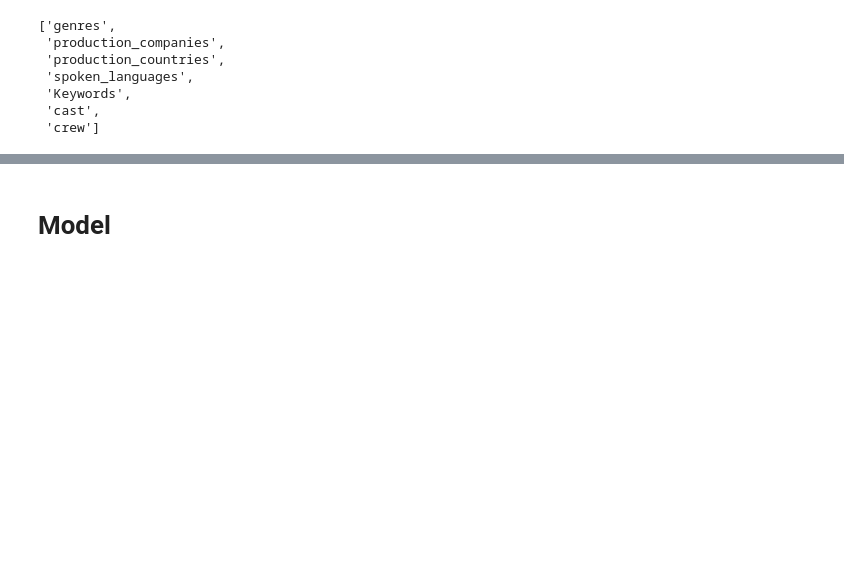
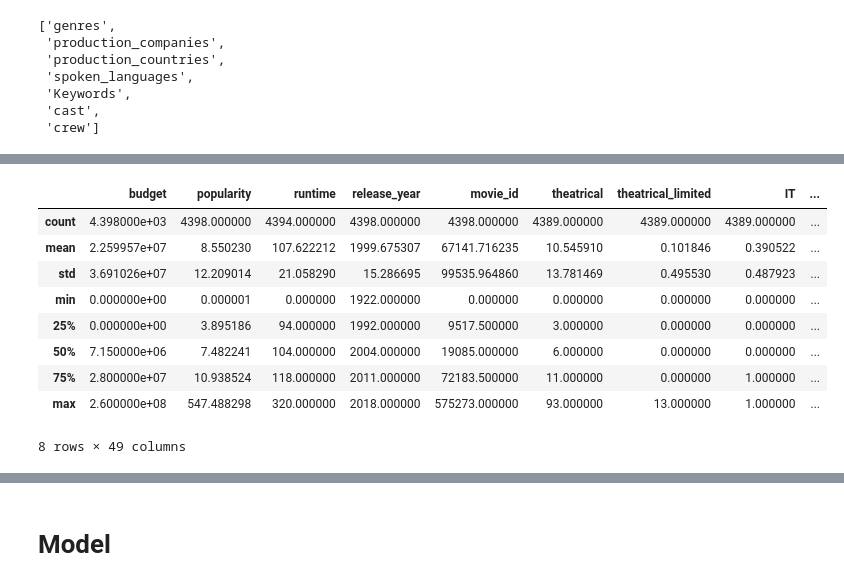
Before and after one commit to faltisco/Predict_Revenue, a Jupyter notebook: TMDB Prediction.ipynb, the cells around one changed output, grey strips where cells are left out. Drawn from its saved outputs; the diff is of its cells as text; code cells hidden in the pictures; blank space fills up the shorter version.

```diff
--- a/TMDB Prediction.ipynb
+++ b/TMDB Prediction.ipynb
@@ -651,0 +727,15 @@ crew size : 0 -> 0
+# %%
+#Note-the above two digit country code can be decoded here: https://en.wikipedia.org/wiki/ISO_3166-1_alpha-2
+#W
+test.describe()
+# %% [output]
+|  | budget | popularity | runtime | release_year | movie_id | theatrical | theatrical_limited | IT | ... |
+| count | 4.398000e+03 | 4398.000000 | 4394.000000 | 4398.000000 | 4398.000000 | 4389.000000 | 4389.000000 | 4389.000000 | ... |
+| mean | 2.259957e+07 | 8.550230 | 107.622212 | 1999.675307 | 67141.716235 | 10.545910 | 0.101846 | 0.390522 | ... |
+| std | 3.691026e+07 | 12.209014 | 21.058290 | 15.286695 | 99535.964860 | 13.781469 | 0.495530 | 0.487923 | ... |
+| min | 0.000000e+00 | 0.000001 | 0.000000 | 1922.000000 | 0.000000 | 0.000000 | 0.000000 | 0.000000 | ... |
+| 25% | 0.000000e+00 | 3.895186 | 94.000000 | 1992.000000 | 9517.500000 | 3.000000 | 0.000000 | 0.000000 | ... |
+| 50% | 7.150000e+06 | 7.482241 | 104.000000 | 2004.000000 | 19085.000000 | 6.000000 | 0.000000 | 0.000000 | ... |
+| 75% | 2.800000e+07 | 10.938524 | 118.000000 | 2011.000000 | 72183.500000 | 11.000000 | 0.000000 | 1.000000 | ... |
+| max | 2.600000e+08 | 547.488298 | 320.000000 | 2018.000000 | 575273.000000 | 93.000000 | 13.000000 | 1.000000 | ... |
+8 rows × 49 columns
```
Also changed, not shown: parts of 25 cells of this notebook, 10 other files.
